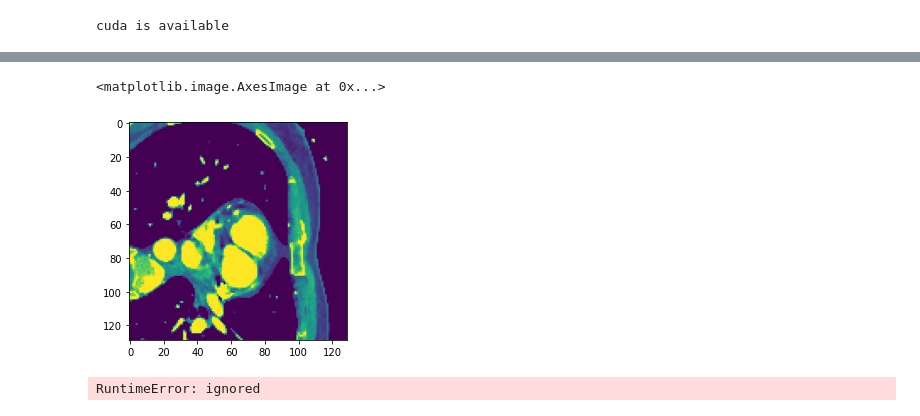
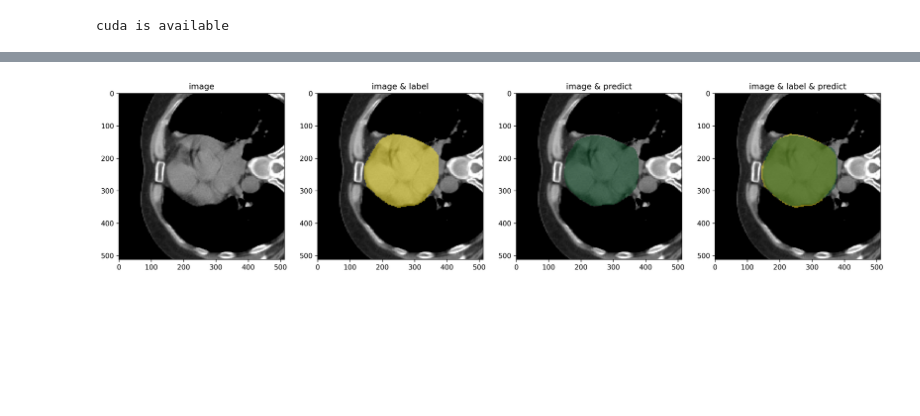
Before and after one commit to conflick0/CardiacSeg, a Jupyter notebook: SwinUNETR_SegTHOR/infer.ipynb, the cells around one changed output, grey strips where cells are left out. Drawn from its saved outputs; the diff is of its cells as text; code cells hidden in the pictures; blank space fills up the shorter version.

```diff
--- a/SwinUNETR_SegTHOR/infer.ipynb
+++ b/SwinUNETR_SegTHOR/infer.ipynb
@@ -172,7 +256,13 @@ post_transforms = Compose([
 # %%
-def infer_seg(images, model):
-    model.eval()
-    with torch.no_grad():
-      pred = sliding_window_inference(images, (96, 96, 96), 4, model, overlap=0.8)
-      pred = torch.argmax(pred,dim=1)
-      return pred
+model.eval()
+with torch.no_grad():
+    data = pre_transforms(data_dict)
+    data['pred'] = sliding_window_inference(
+        data['image'].to(device),
+        (96, 96, 96),
+        4,
+        model,
+        overlap=0.8
+    )
+    data['pred'] = torch.argmax(data['pred'], dim=1)
+    data = post_transforms(data)
@@ -245,11 +270,0 @@ d = LoadImaged(keys=["image"])(data)
-# %%
-data_tr = t(d)
-plt.imshow(data_tr['image'][:,:,50])
-# %% [output]
-<matplotlib.image.AxesImage at 0x...>
-[figure, removed]
-# %%
-data_inv = t.inverse(data_tr)
-plt.imshow(data_inv['image'][:,:,50])
-# %% [output]
-RuntimeError: ignored
@@ -255,0 +313,23 @@ RuntimeError: ignored
+# %%
+if config.__name__ == 'SegTHORConfig':
+    tmp_data = pre_transforms(data_dict)
+    tmp_data['pred'] = data['image'][0]
+    tmp_data = post_transforms(tmp_data)
+    img = tmp_data['pred']
+
+    tmp_data2 = pre_transforms(data_dict)
+    tmp_data2['pred'] = data['label'][0]
+    tmp_data2 = post_transforms(tmp_data2)
+    lbl = tmp_data2['pred']
+
+    pred = data['pred']
+
+    show_img(img[:,:,120], pred[:,:,120], lbl[:,:,120])
+
+else:
+    img = LoadImaged(keys=["image"])(data_dict)['image']
+    pred = data['pred']
+
+    show_img(img[:,:,120], pred[:,:,120])
+# %% [output]
+[figure, added]
```
Also changed, not shown: parts of 29 cells of this notebook, 34 other files.
